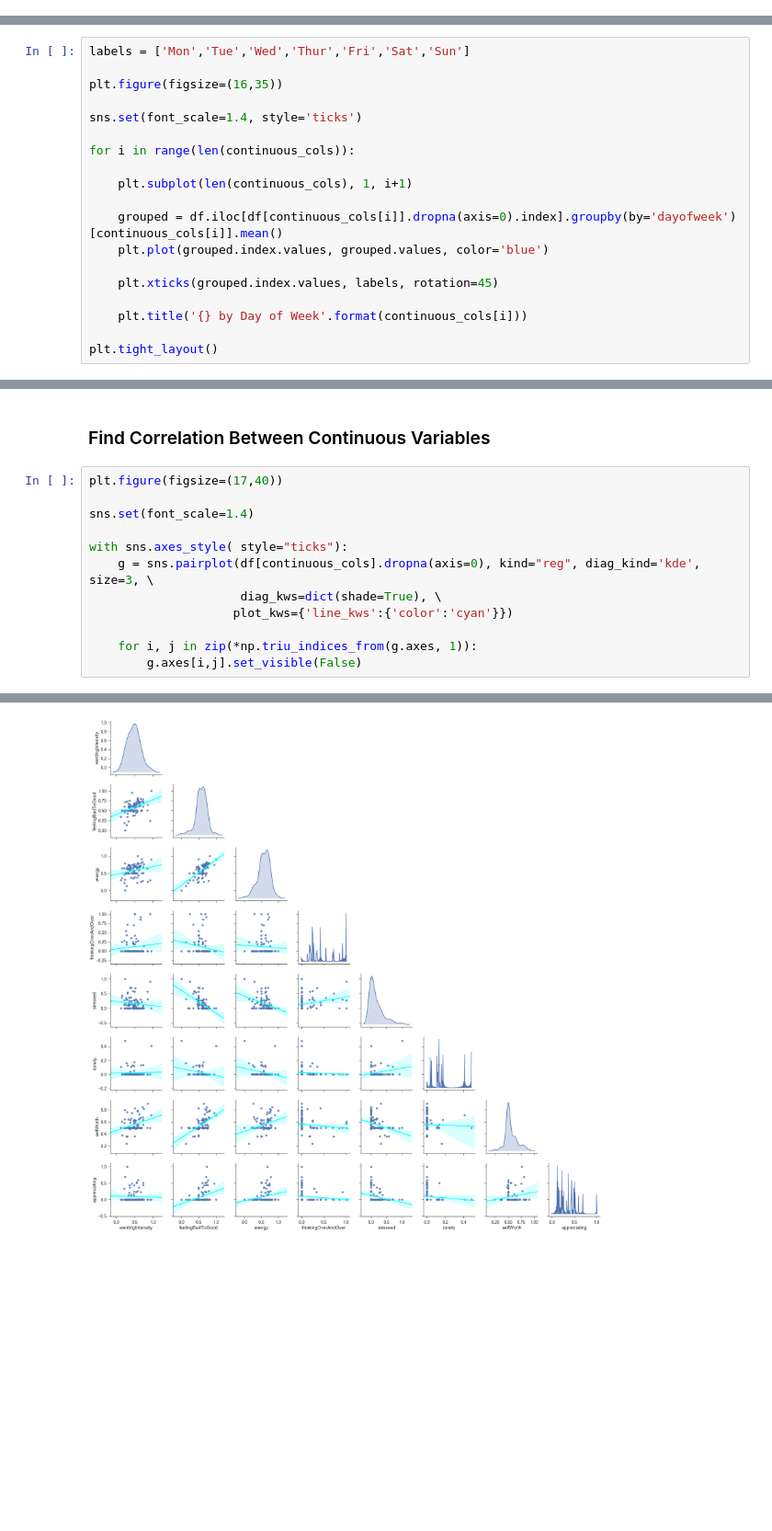
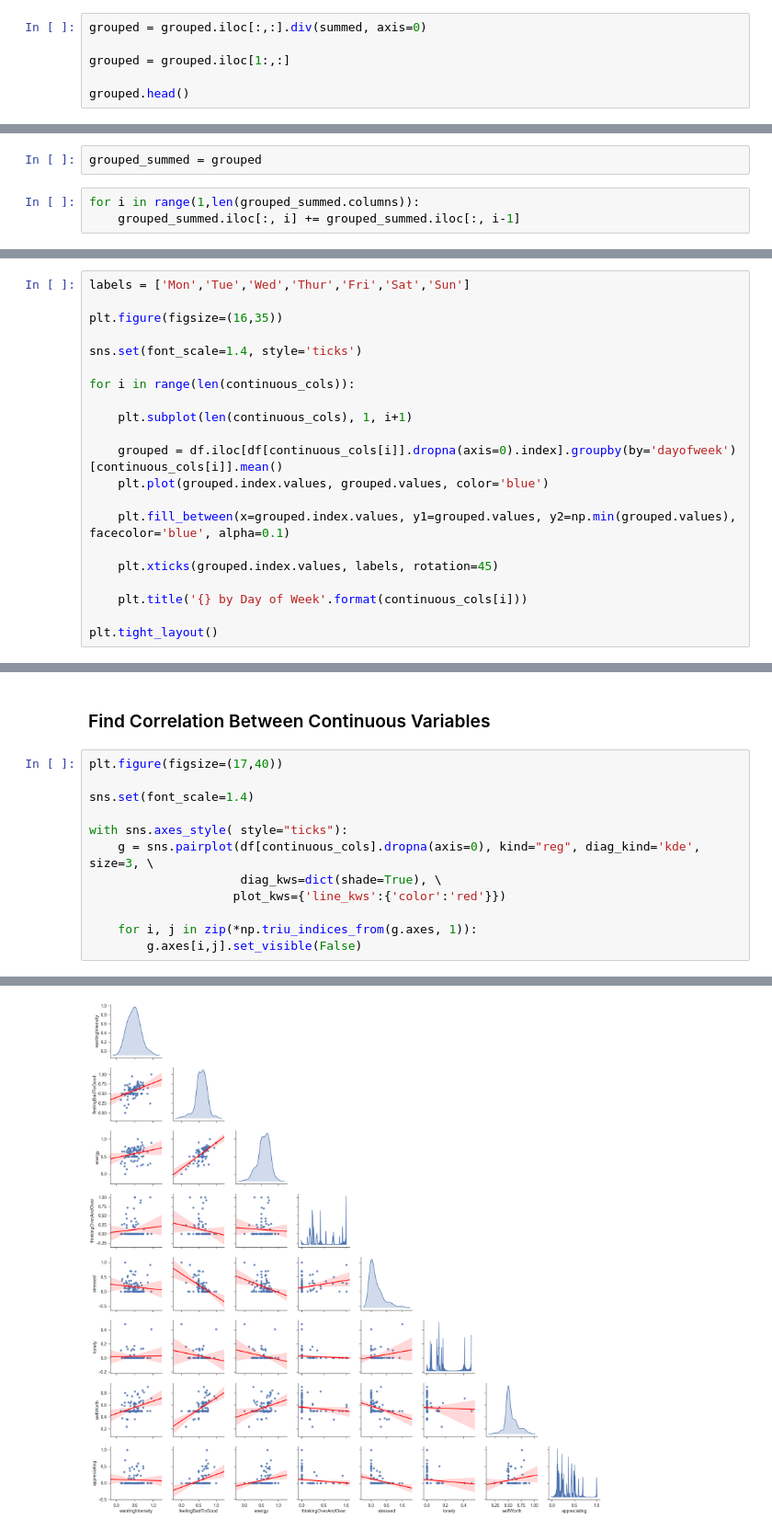
Before and after one commit to NathanZorndorf/self-qwantify-research, a Jupyter notebook: data-visualizations.ipynb, the cells around one changed output, grey strips where cells are left out. Shown at 92% size. Cells and saved outputs as stored; diff of their text form; blank space fills up the shorter version.

```diff
--- a/data-visualizations.ipynb
+++ b/data-visualizations.ipynb
@@ -156,0 +208,6 @@ plt.tight_layout()
+# %%
+grouped = grouped.iloc[:,:].div(summed, axis=0)
+
+grouped = grouped.iloc[1:,:]
+
+grouped.head()
@@ -156,0 +222,5 @@ plt.tight_layout()
+# %%
+grouped_summed = grouped
+# %%
+for i in range(1,len(grouped_summed.columns)):
+    grouped_summed.iloc[:, i] += grouped_summed.iloc[:, i-1]
@@ -172,6 +323,8 @@ for i in range(len(continuous_cols)):
     grouped = df.iloc[df[continuous_cols[i]].dropna(axis=0).index].groupby(by='dayofweek')[continuous_cols[i]].mean()
     plt.plot(grouped.index.values, grouped.values, color='blue')
 
+    plt.fill_between(x=grouped.index.values, y1=grouped.values, y2=np.min(grouped.values), facecolor='blue', alpha=0.1)
+
     plt.xticks(grouped.index.values, labels, rotation=45)
 
     plt.title('{} by Day of Week'.format(continuous_cols[i]))
@@ -211,15 +364,15 @@ plt.title('Count of Feeling Types')
 # %%
 plt.figure(figsize=(17,40))
 
 sns.set(font_scale=1.4)
 
 with sns.axes_style( style="ticks"):
     g = sns.pairplot(df[continuous_cols].dropna(axis=0), kind="reg", diag_kind='kde', size=3, \
                      diag_kws=dict(shade=True), \
-                    plot_kws={'line_kws':{'color':'cyan'}})
+                    plot_kws={'line_kws':{'color':'red'}})
 
     for i, j in zip(*np.triu_indices_from(g.axes, 1)):
         g.axes[i,j].set_visible(False)
 # %% [output]
 <matplotlib.figure.Figure at 0x...>
-[figure, old version]
+[figure, new version]
```
Also changed, not shown: parts of 17 cells of this notebook, 1 other file.
